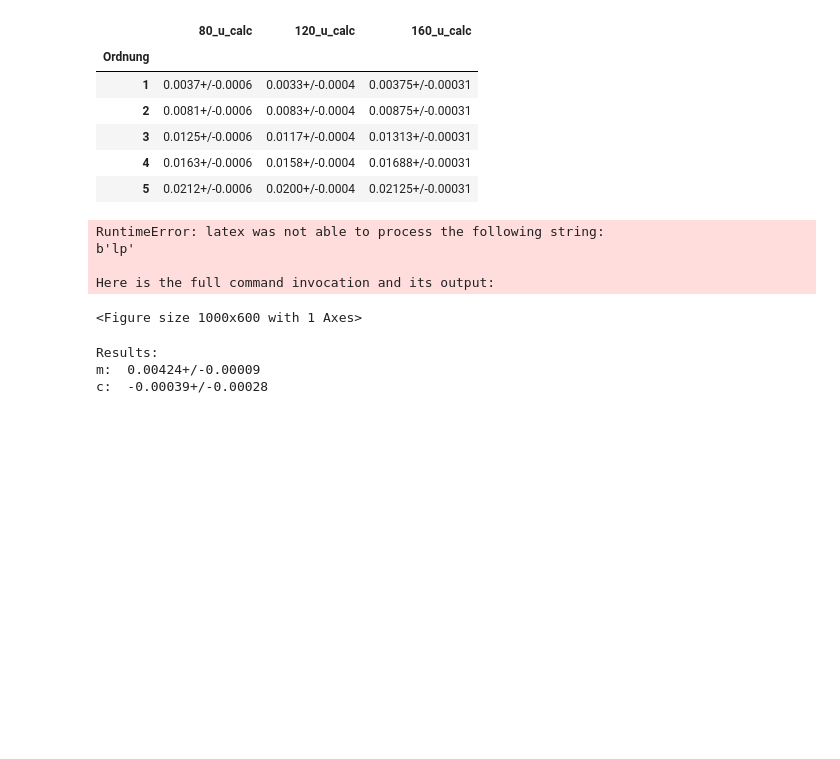
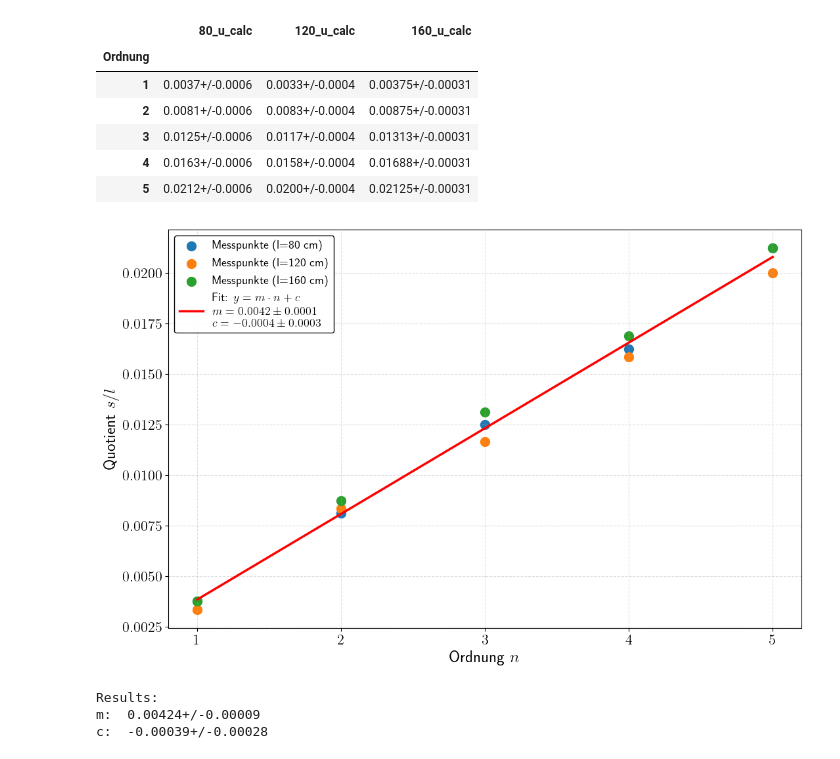
Before and after one commit to henri-climber/AP3, a Jupyter notebook: BUB/3_1.ipynb, the cells around one changed output. Cells and saved outputs as stored; diff of their text form; code cells hidden in the pictures; blank space fills up the shorter version.

```diff
--- a/BUB/3_1.ipynb
+++ b/BUB/3_1.ipynb
@@ -56,34 +56,50 @@ m = ufloat(popt[0], np.sqrt(pcov[0,0]))
 c = ufloat(popt[1], np.sqrt(pcov[1,1]))
 # %%
 plt.rcParams["text.usetex"] = True
+plt.rcParams['font.size'] = 12
+plt.rcParams['axes.labelsize'] = 18
+plt.rcParams['axes.titlesize'] = 18
+plt.rcParams['xtick.labelsize'] = 16
+plt.rcParams['ytick.labelsize'] = 16
+plt.rcParams['legend.fontsize'] = 13
 
-fig, ax = plt.subplots(figsize=(10, 6))
+fig, ax = plt.subplots(figsize=(11, 7))
 ax.xaxis.set_major_locator(MultipleLocator(1))
 
 for col in df.columns:
     if col != "avg":
-        ax.scatter(df.index, [x.nominal_value for x in df[col]], label="Messpunkte (" + col.split("_")[0] + " cm)")
+        ax.scatter(df.index, [x.nominal_value for x in df[col]], label=f"Messpunkte (l={col.split('_')[0]} cm)", s=100)
 
 # 2. Plot the regression line with uncertainty shading
 x_fit = np.linspace(df.index.min(), df.index.max(), 100)
 y_fit = m.nominal_value * x_fit + c.nominal_value
 
 # Calculate the uncertainty of the fit line (simple linear error propagation)
 y_fit_err = np.sqrt((x_fit * m.std_dev)**2 + c.std_dev**2)
 
-ax.plot(x_fit, y_fit, "-", color="red", label=f"Fit: $m={m:.2uP}$, $c={c:.2uP}$")
+m_val = f"{m.nominal_value:.4f}"
+m_err = f"{m.std_dev:.4f}"
+c_val = f"{c.nominal_value:.4f}"
+c_err = f"{c.std_dev:.4f}"
 
-ax.legend()
-ax.set_xlabel("Ordnung")
-ax.set_ylabel("Quotient s/l")
-ax.grid(True)
+fit_label = (f"Fit: $y = m \\cdot n + c$\n"
+             f"$m = {m_val} \\pm {m_err}$\n"
+             f"$c = {c_val} \\pm {c_err}$")
+
+ax.plot(x_fit, y_fit, "-", color="red", linewidth=2.5, label=fit_label, zorder=5)
+
+ax.legend(loc="best", frameon=True, fontsize=13, framealpha=0.95, edgecolor='black', fancybox=True)
+ax.set_xlabel(r"Ordnung $n$", fontsize=18, fontweight='bold')
+ax.set_ylabel(r"Quotient $s/l$", fontsize=18, fontweight='bold')
+ax.tick_params(axis='both', which='major', labelsize=16)
+ax.grid(True, alpha=0.4, linestyle='--', linewidth=0.8)
+plt.tight_layout()
 plt.show()
+
+# save as svg
+fig.savefig("3_1.svg", format="svg", bbox_inches='tight', dpi=150)
 # %% [output]
-RuntimeError: latex was not able to process the following string:
-b'lp'
-
-Here is the full command invocation and its output:
-<Figure size 1000x600 with 1 Axes>
+[figure, added]
 # %%
 print("Results:")
 print("m: ", m)
```
Also changed, not shown: 8 other files.
